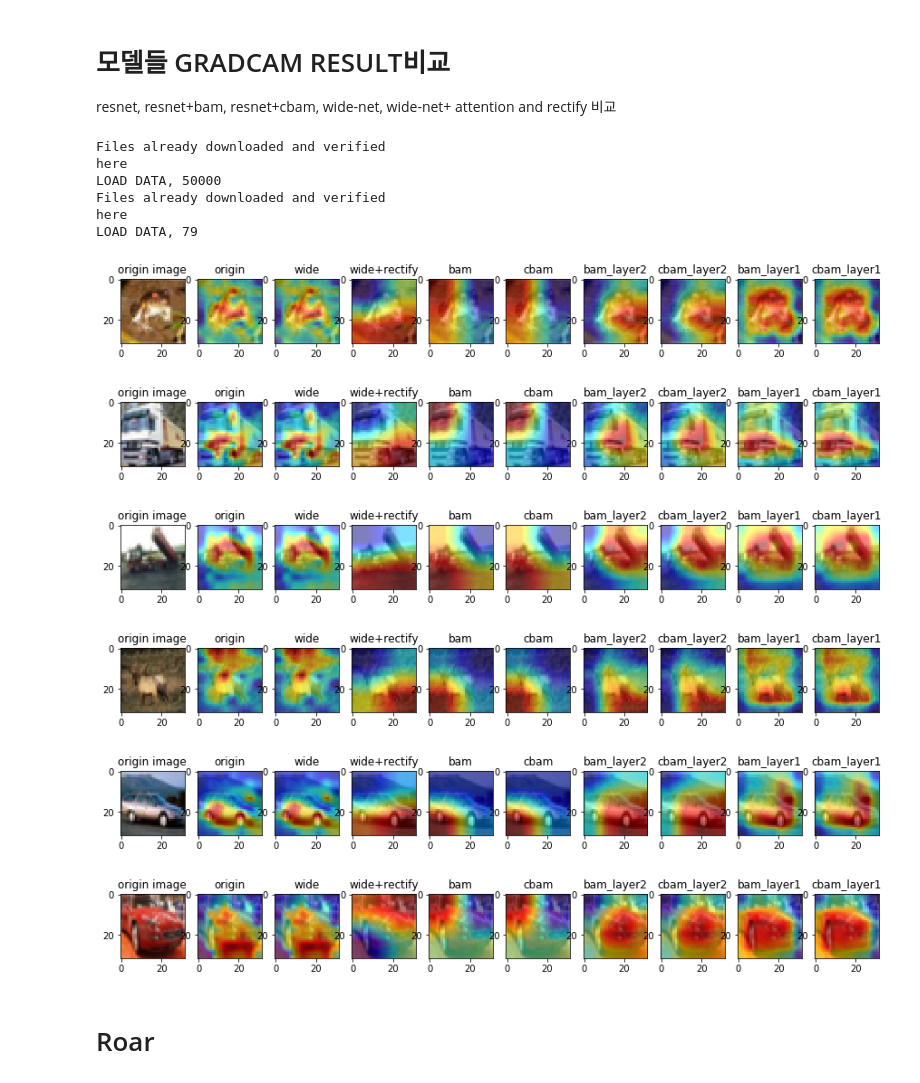
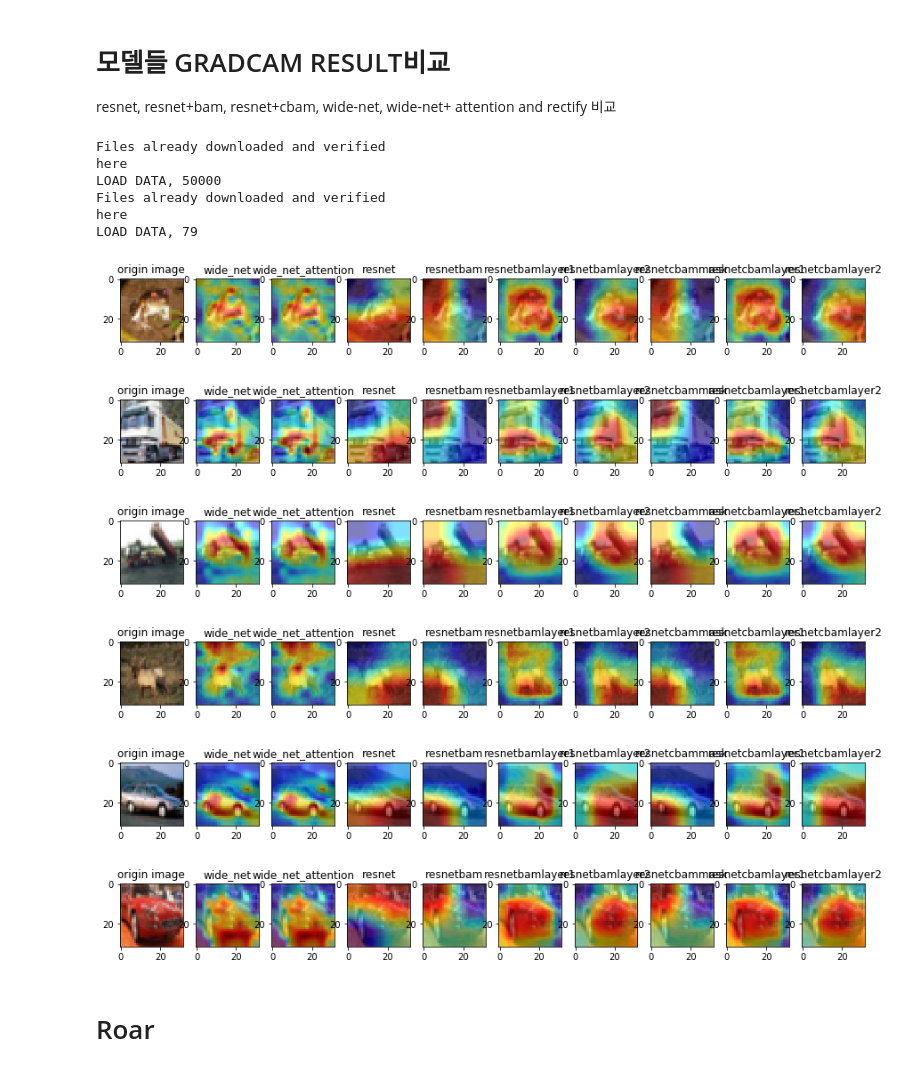
Before and after one commit to SlowMonk/XAI, a Jupyter notebook: 2.problem/7.roar_제출용.ipynb, the cells around one changed output. Saved outputs shown, nothing was run; the diff lists cells and outputs as text; code cells hidden in the pictures.

```diff
--- a/2.problem/7.roar_제출용.ipynb
+++ b/2.problem/7.roar_제출용.ipynb
@@ -109,37 +108,57 @@ resnet, resnet+bam, resnet+cbam, wide-net, wide-net+ attention and rectify 비
 # %%
 datapath ='/home/jake/Gits/AI college/XAI/2.problem/masks/wide-net.h5py'
 hf = h5py.File(datapath,'r')
-mask = hf['saliencys']
+wide_net_mask = hf['saliencys']
+
 datapath ='/home/jake/Gits/AI college/XAI/2.problem/masks/wide-net-attention.h5py'
 hf = h5py.File(datapath,'r')
-attention_mask = hf['saliencys']
+wide_net_attention_mask = hf['saliencys']
+
 datapath ='/home/jake/Gits/AI college/XAI/2.problem/masks/resnet50.h5py'
 hf = h5py.File(datapath,'r')
-attention_resnet_mask = hf['saliencys']
+resnet_mask = hf['saliencys']
+
 datapath ='/home/jake/Gits/AI college/XAI/2.problem/masks/resnet50_bam_50.h5py'
 hf = h5py.File(datapath,'r')
 resnet50_bam_50_mask = hf['saliencys']
+
 datapath ='/home/jake/Gits/AI college/XAI/2.problem/masks/resnet50_bam_50.h5py'
 hf = h5py.File(datapath,'r')
 resnet50_cbam_50_mask = hf['saliencys']
+
 datapath ='/home/jake/Gits/AI college/XAI/2.problem/masks/resnet50_bam_50_layer2.h5py'
 hf = h5py.File(datapath,'r')
 resnet50_bam_50_layer2_mask = hf['saliencys']
+
 datapath ='/home/jake/Gits/AI college/XAI/2.problem/masks/resnet50_cbam_50_layer2.h5py'
 hf = h5py.File(datapath,'r')
+resnet50_cbam_50_layer2_mask = hf['saliencys']
+
 datapath ='/home/jake/Gits/AI college/XAI/2.problem/masks/resnet50_bam_50_layer1.h5py'
 hf = h5py.File(datapath,'r')
 resnet50_bam_50_layer1_mask = hf['saliencys']
+
+#datapath ='/home/jake/Gits/AI college/XAI/2.problem/masks/resnet50_cbam_50_layer2.h5py'
+#hf = h5py.File(datapath,'r')
+#resnet50_bam_50_layer1_mask = hf['saliencys']
+
 datapath ='/home/jake/Gits/AI college/XAI/2.problem/masks/resnet50_cbam_50_layer1.h5py'
 hf = h5py.File(datapath,'r')
 resnet50_cbam_50_layer1_mask = hf['saliencys']
-trainloader = load_data_cifar10(batch_size=1,test=False)
-testloader =  load_data_cifar10(batch_size=128, test=True)
-# %% [output]
-Files already downloaded and verified
-here
-LOAD DATA, 50000
-Files already downloaded and verified
-here
-LOAD DATA, 79
+# %%
+trainloader = load_data_cifar10(batch_size=1,test=False)
+testloader =  load_data_cifar10(batch_size=128, test=True)
+# %% [output]
+Files already downloaded and verified
+here
+LOAD DATA, 50000
+Files already downloaded and verified
+here
+LOAD DATA, 79
+# %%
+num_images=10
+img_names=['wide_net','wide_net_attention',
+           'resnet',
+           'resnetbam','resnetbamlayer1','resnetbamlayer2',
+           'resnetcbammask','resnetcbamlayer1','resnetcbamlayer2']
 # %%
@@ -162,23 +178,23 @@ def visualize(origin,imgs):
 
     plt.show()
 # %%
-from utilsxai import *
 for idx,((origin,target),img,img2,img3,img4,img5,img6,img7,img8,img9)in enumerate(
-    zip(trainloader,mask,attention_mask,attention_resnet_mask,
-        resnet50_bam_50_mask,resnet50_cbam_50_mask,
-        resnet50_bam_50_layer2_mask,resnet50_cbam_50_layer2_mask
-       ,resnet50_bam_50_layer1_mask,resnet50_cbam_50_layer1_mask)
+    zip(trainloader,
+        wide_net_mask,wide_net_attention_mask,
+        resnet_mask,
+        resnet50_bam_50_mask,resnet50_bam_50_layer1_mask, resnet50_bam_50_layer2_mask,
+        resnet50_cbam_50_mask,resnet50_bam_50_layer1_mask,resnet50_cbam_50_layer2_mask)
 ):
     imgs = [img,img2,img3,img4,img5,img6,img7,img8,img9]
     visualize(origin,imgs)
     if idx==5:break
 # %% [output]
-[figure, old version]
+[figure, new version]
-[figure, old version]
+[figure, new version]
-[figure, old version]
+[figure, new version]
-[figure, old version]
+[figure, new version]
-[figure, old version]
+[figure, new version]
-[figure, old version]
+[figure, new version]
 # %% [markdown]
 # Roar
 # %%
```
Also changed, not shown: parts of 2 cells of this notebook, 7 other files.
